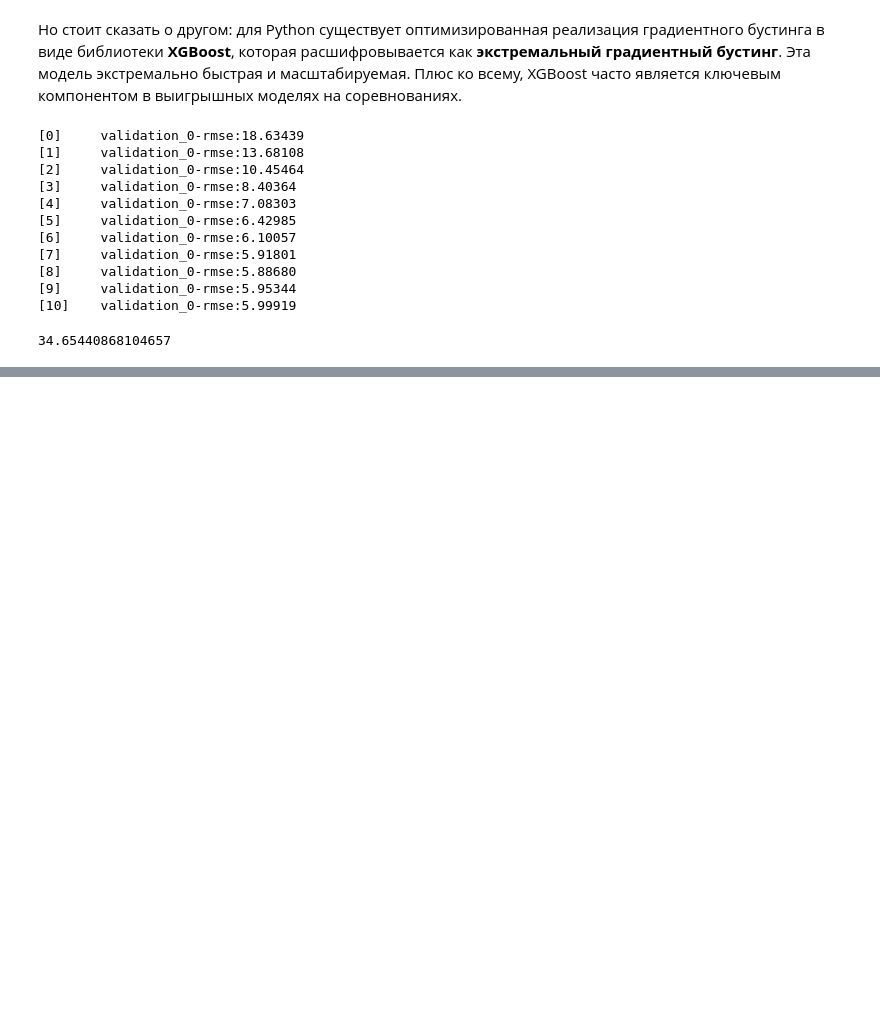
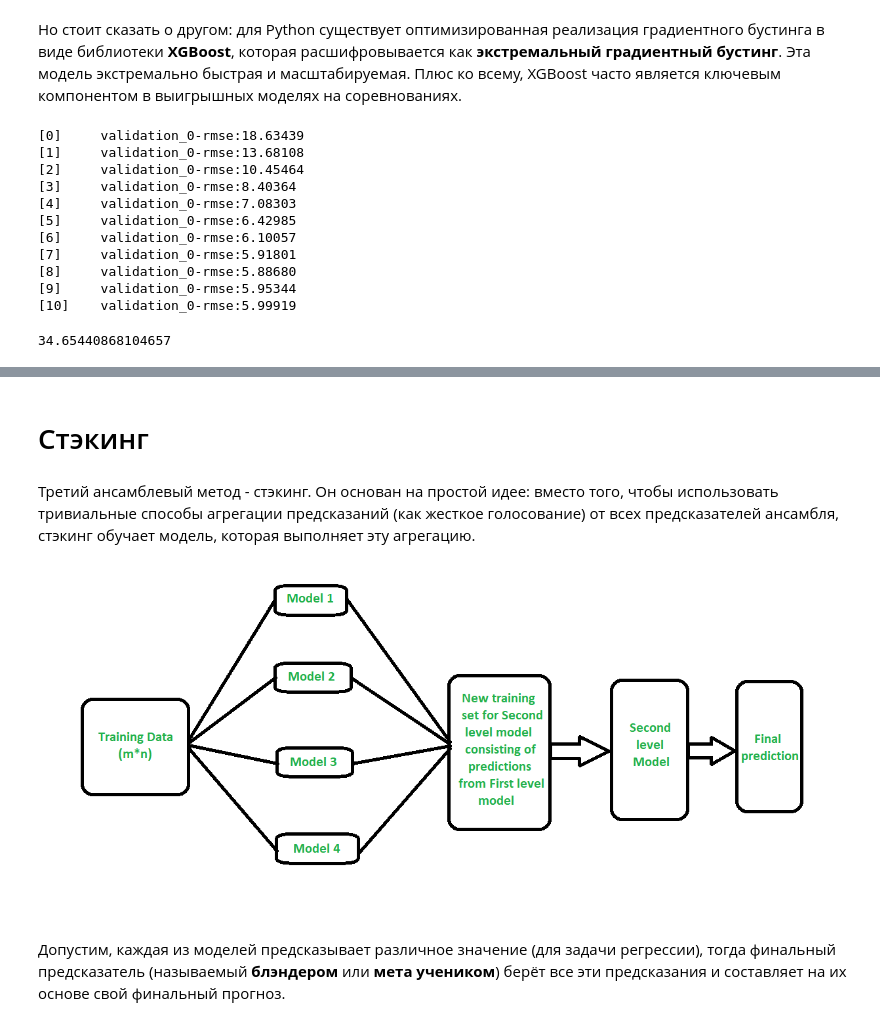
Before and after one commit to Lpshkn/Tutors, a Jupyter notebook: Practice/Ensemble/Ensemble.ipynb, the cells around one changed output, grey strips where cells are left out. Drawn from its saved outputs; the diff is of its cells as text; code cells hidden in the pictures; blank space fills up the shorter version.

Commit message:
Add Stacking

```diff
--- a/Practice/Ensemble/Ensemble.ipynb
+++ b/Practice/Ensemble/Ensemble.ipynb
@@ -615,0 +616,11 @@ plt.show()
+# %% [markdown]
+# Стэкинг
+# %% [markdown]
+Третий ансамблевый метод - стэкинг. Он основан на простой идее: вместо того, чтобы использовать тривиальные способы агрегации предсказаний (как жесткое голосование) от всех предсказателей ансамбля, стэкинг обучает модель, которая выполняет эту агрегацию.
+# %%
+from IPython.display import Image
+Image(data='stacking.png')
+# %% [output]
+[figure, added]
+# %% [markdown]
+Допустим, каждая из моделей предсказывает различное значение (для задачи регрессии), тогда финальный предсказатель (называемый **блэндером** или **мета учеником**) берёт все эти предсказания и составляет на их основе свой финальный прогноз.
```
Also changed, not shown: parts of 7 cells of this notebook, 1 other file.
